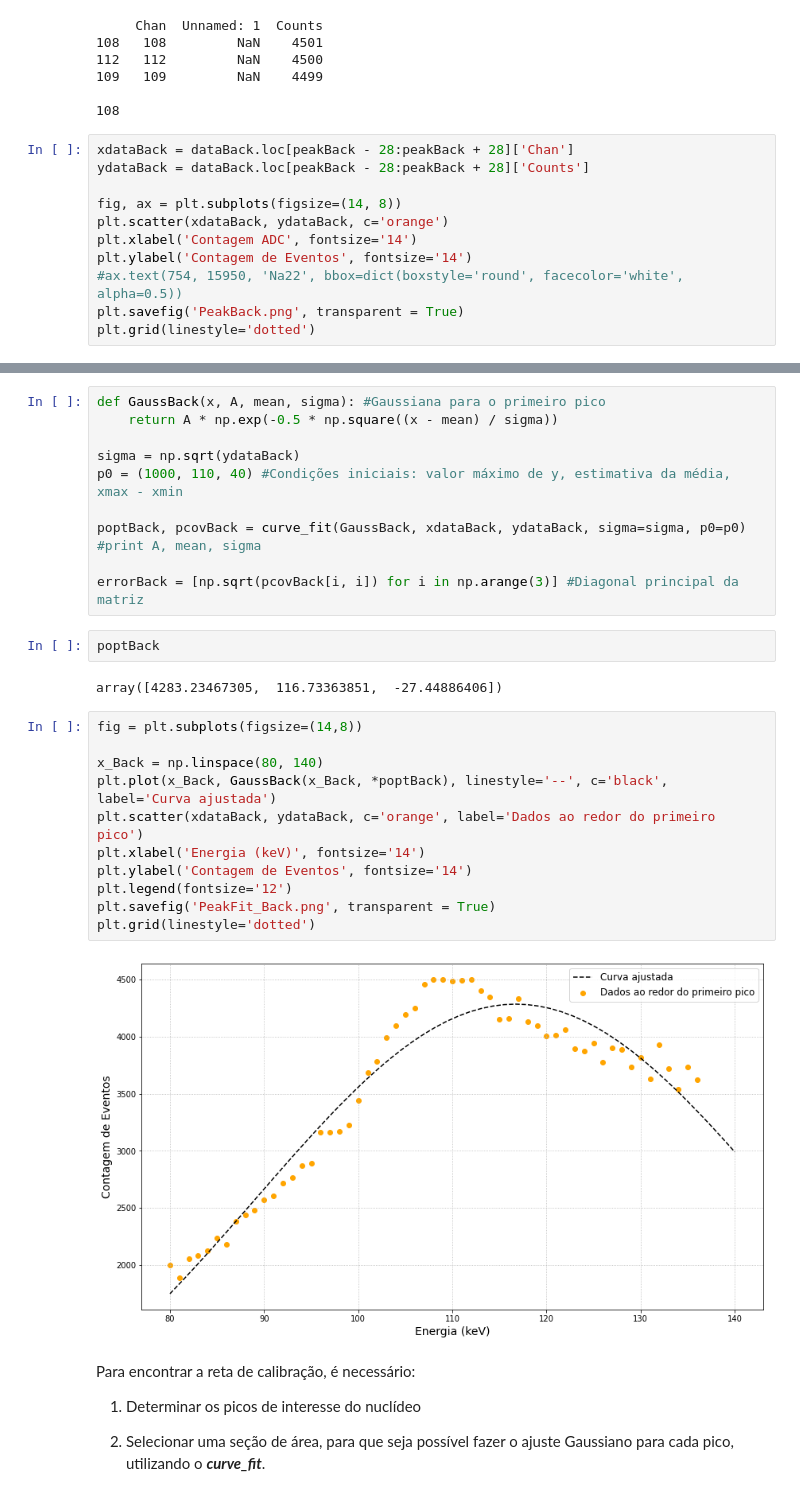
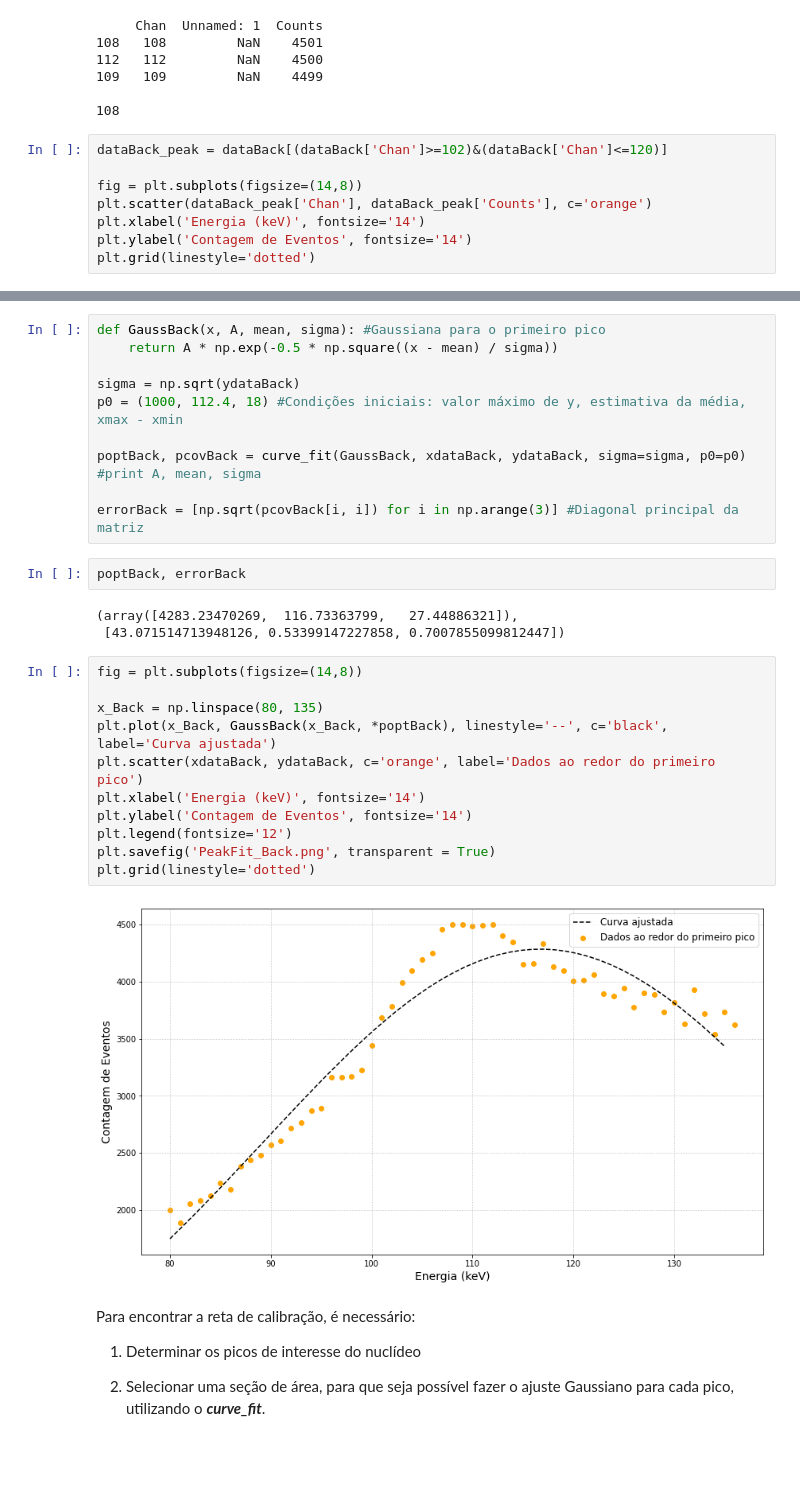
Before and after one commit to goulartsursula/DisciplinasUERJ, a Jupyter notebook: Estrutura da Materia 3/EspectroscopiaGama.ipynb, the cells around one changed output, grey strips where cells are left out. Saved outputs shown, nothing was run; the diff lists cells and outputs as text; blank space fills up the shorter version.

```diff
--- a/Estrutura da Materia 3/EspectroscopiaGama.ipynb
+++ b/Estrutura da Materia 3/EspectroscopiaGama.ipynb
@@ -56,14 +56,11 @@ peakBack = dataBack.iloc[dataBack.loc[0:500]['Counts'].idxmax()]['Chan']
 
 108
 # %%
-xdataBack = dataBack.loc[peakBack - 28:peakBack + 28]['Chan']
-ydataBack = dataBack.loc[peakBack - 28:peakBack + 28]['Counts']
+dataBack_peak = dataBack[(dataBack['Chan']>=102)&(dataBack['Chan']<=120)]
 
-fig, ax = plt.subplots(figsize=(14, 8))
-plt.scatter(xdataBack, ydataBack, c='orange')
-plt.xlabel('Contagem ADC', fontsize='14')
+fig = plt.subplots(figsize=(14,8))
+plt.scatter(dataBack_peak['Chan'], dataBack_peak['Counts'], c='orange')
+plt.xlabel('Energia (keV)', fontsize='14')
 plt.ylabel('Contagem de Eventos', fontsize='14')
-#ax.text(754, 15950, 'Na22', bbox=dict(boxstyle='round', facecolor='white', alpha=0.5))
-plt.savefig('PeakBack.png', transparent = True)
 plt.grid(linestyle='dotted')
 # %% [output]
@@ -73,28 +70,29 @@ def GaussBack(x, A, mean, sigma): #Gaussiana para o primeiro pico
     return A * np.exp(-0.5 * np.square((x - mean) / sigma))
 
 sigma = np.sqrt(ydataBack)
-p0 = (1000, 110, 40) #Condições iniciais: valor máximo de y, estimativa da média, xmax - xmin
+p0 = (1000, 112.4, 18) #Condições iniciais: valor máximo de y, estimativa da média, xmax - xmin
 
 poptBack, pcovBack = curve_fit(GaussBack, xdataBack, ydataBack, sigma=sigma, p0=p0) #print A, mean, sigma
 
 errorBack = [np.sqrt(pcovBack[i, i]) for i in np.arange(3)] #Diagonal principal da matriz
 # %%
-poptBack
+poptBack, errorBack
 # %% [output]
-array([4283.23467305,  116.73363851,  -27.44886406])
+(array([4283.23470269,  116.73363799,   27.44886321]),
+ [43.071514713948126, 0.53399147227858, 0.7007855099812447])
 # %%
 fig = plt.subplots(figsize=(14,8))
 
-x_Back = np.linspace(80, 140)
+x_Back = np.linspace(80, 135)
 plt.plot(x_Back, GaussBack(x_Back, *poptBack), linestyle='--', c='black', label='Curva ajustada')
 plt.scatter(xdataBack, ydataBack, c='orange', label='Dados ao redor do primeiro pico')
 plt.xlabel('Energia (keV)', fontsize='14')
 plt.ylabel('Contagem de Eventos', fontsize='14')
 plt.legend(fontsize='12')
 plt.savefig('PeakFit_Back.png', transparent = True)
 plt.grid(linestyle='dotted')
 # %% [output]
-[figure, old version]
+[figure, new version]
 # %% [markdown]
 Para encontrar a reta de calibração, é necessário:
 
```
Also changed, not shown: parts of 9 cells of this notebook.
